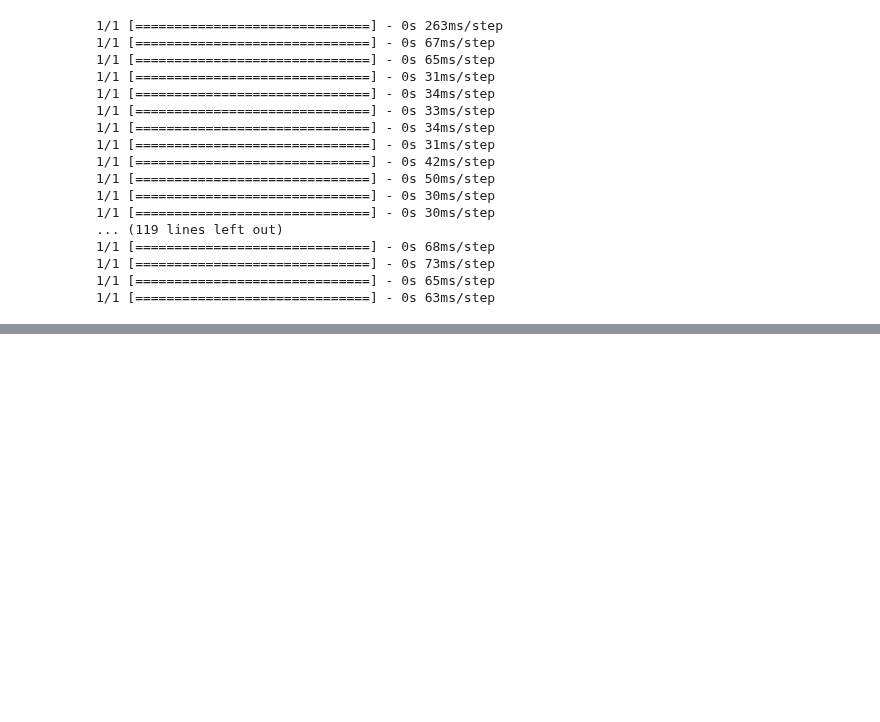
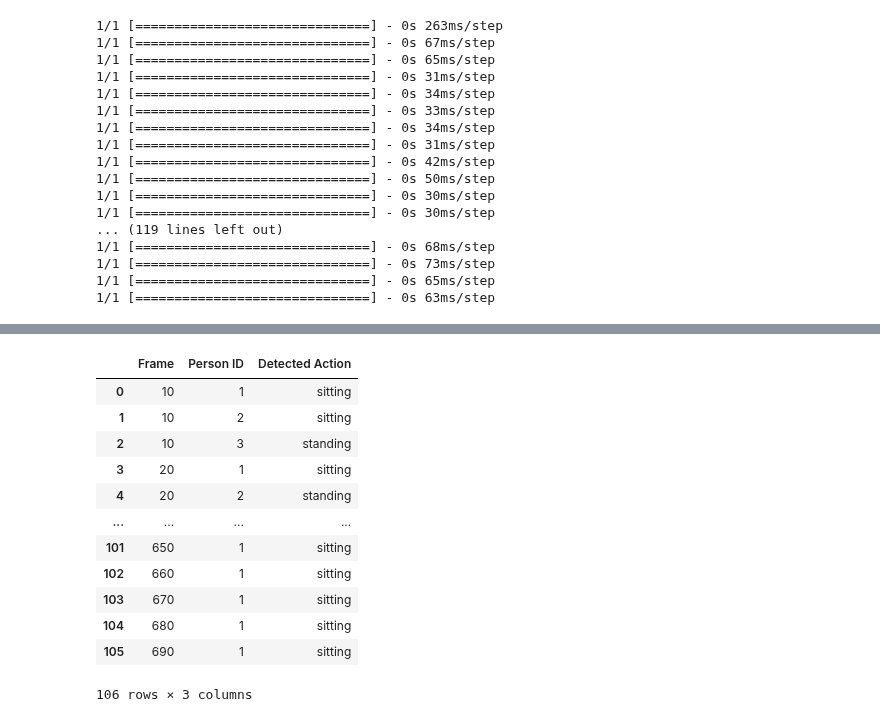
Before and after one commit to harish-AK/Deep-Learning-projects, a Jupyter notebook: HUman_detection_and_activity_recognition.ipynb, the cells around one changed output, grey strips where cells are left out. Cells and saved outputs as stored; diff of their text form; code cells hidden in the pictures; blank space fills up the shorter version.

```diff
--- a/HUman_detection_and_activity_recognition.ipynb
+++ b/HUman_detection_and_activity_recognition.ipynb
@@ -588,0 +836,16 @@ cv2.destroyAllWindows()
+# %%
+df
+# %% [output]
+|  | Frame | Person ID | Detected Action |
+| 0 | 10 | 1 | sitting |
+| 1 | 10 | 2 | sitting |
+| 2 | 10 | 3 | standing |
+| 3 | 20 | 1 | sitting |
+| 4 | 20 | 2 | standing |
+| ... | ... | ... | ... |
+| 101 | 650 | 1 | sitting |
+| 102 | 660 | 1 | sitting |
+| 103 | 670 | 1 | sitting |
+| 104 | 680 | 1 | sitting |
+| 105 | 690 | 1 | sitting |
+106 rows × 3 columns
```
Also changed, not shown: parts of 4 cells of this notebook.
